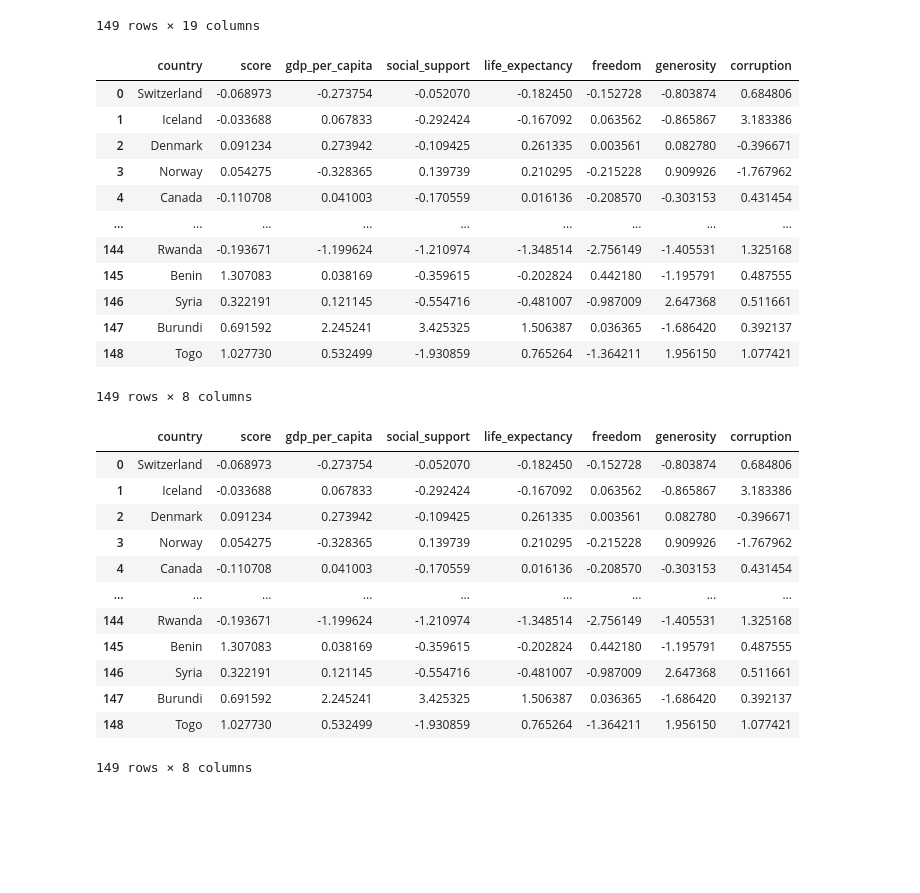
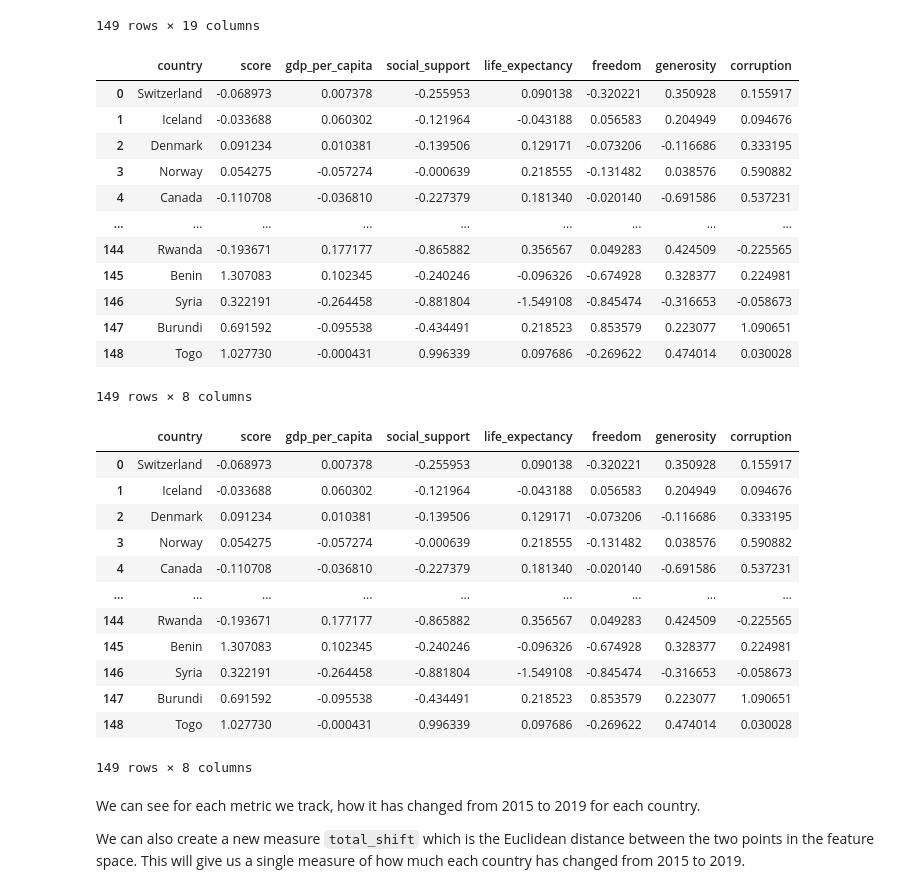
Before and after one commit to kaneeldias/country-happiness-scores, a Jupyter notebook: final.ipynb, the cells around one changed output. Cells and saved outputs as stored; diff of their text form; code cells hidden in the pictures; blank space fills up the shorter version.

```diff
--- a/final.ipynb
+++ b/final.ipynb
@@ -933,45 +1056,50 @@ combined_data
 # %%
 changes_df = pd.DataFrame(combined_data["country"])
 
 changes_df["score"] = combined_data["score_2019"] - combined_data["score_2015"]
-changes_df["gdp_per_capita"] = data_2019["gdp_per_capita"] - data_2015["gdp_per_capita"]
-changes_df["social_support"] = data_2019["social_support"] - data_2015["social_support"]
-changes_df["life_expectancy"] = data_2019["life_expectancy"] - data_2015["life_expectancy"]
-changes_df["freedom"] = data_2019["freedom"] - data_2015["freedom"]
-changes_df["generosity"] = data_2019["generosity"] - data_2015["generosity"]
-changes_df["corruption"] = data_2019["corruption"] - data_2015["corruption"]
+changes_df["gdp_per_capita"] = combined_data["gdp_per_capita_2019"] - combined_data["gdp_per_capita_2015"]
+changes_df["social_support"] = combined_data["social_support_2019"] - combined_data["social_support_2015"]
+changes_df["life_expectancy"] = combined_data["life_expectancy_2019"] - combined_data["life_expectancy_2015"]
+changes_df["freedom"] = combined_data["freedom_2019"] - combined_data["freedom_2015"]
+changes_df["generosity"] = combined_data["generosity_2019"] - combined_data["generosity_2015"]
+changes_df["corruption"] = combined_data["corruption_2019"] - combined_data["corruption_2015"]
 changes_df
 # %% [output]
 |  | country | score | gdp_per_capita | social_support | life_expectancy | freedom | generosity | corruption |
-| 0 | Switzerland | -0.068973 | -0.273754 | -0.052070 | -0.182450 | -0.152728 | -0.803874 | 0.684806 |
-| 1 | Iceland | -0.033688 | 0.067833 | -0.292424 | -0.167092 | 0.063562 | -0.865867 | 3.183386 |
-| 2 | Denmark | 0.091234 | 0.273942 | -0.109425 | 0.261335 | 0.003561 | 0.082780 | -0.396671 |
-| 3 | Norway | 0.054275 | -0.328365 | 0.139739 | 0.210295 | -0.215228 | 0.909926 | -1.767962 |
-| 4 | Canada | -0.110708 | 0.041003 | -0.170559 | 0.016136 | -0.208570 | -0.303153 | 0.431454 |
+| 0 | Switzerland | -0.068973 | 0.007378 | -0.255953 | 0.090138 | -0.320221 | 0.350928 | 0.155917 |
+| 1 | Iceland | -0.033688 | 0.060302 | -0.121964 | -0.043188 | 0.056583 | 0.204949 | 0.094676 |
+| 2 | Denmark | 0.091234 | 0.010381 | -0.139506 | 0.129171 | -0.073206 | -0.116686 | 0.333195 |
+| 3 | Norway | 0.054275 | -0.057274 | -0.000639 | 0.218555 | -0.131482 | 0.038576 | 0.590882 |
+| 4 | Canada | -0.110708 | -0.036810 | -0.227379 | 0.181340 | -0.020140 | -0.691586 | 0.537231 |
 | ... | ... | ... | ... | ... | ... | ... | ... | ... |
-| 144 | Rwanda | -0.193671 | -1.199624 | -1.210974 | -1.348514 | -2.756149 | -1.405531 | 1.325168 |
-| 145 | Benin | 1.307083 | 0.038169 | -0.359615 | -0.202824 | 0.442180 | -1.195791 | 0.487555 |
-| 146 | Syria | 0.322191 | 0.121145 | -0.554716 | -0.481007 | -0.987009 | 2.647368 | 0.511661 |
-| 147 | Burundi | 0.691592 | 2.245241 | 3.425325 | 1.506387 | 0.036365 | -1.686420 | 0.392137 |
-| 148 | Togo | 1.027730 | 0.532499 | -1.930859 | 0.765264 | -1.364211 | 1.956150 | 1.077421 |
+| 144 | Rwanda | -0.193671 | 0.177177 | -0.865882 | 0.356567 | 0.049283 | 0.424509 | -0.225565 |
+| 145 | Benin | 1.307083 | 0.102345 | -0.240246 | -0.096326 | -0.674928 | 0.328377 | 0.224981 |
+| 146 | Syria | 0.322191 | -0.264458 | -0.881804 | -1.549108 | -0.845474 | -0.316653 | -0.058673 |
+| 147 | Burundi | 0.691592 | -0.095538 | -0.434491 | 0.218523 | 0.853579 | 0.223077 | 1.090651 |
+| 148 | Togo | 1.027730 | -0.000431 | 0.996339 | 0.097686 | -0.269622 | 0.474014 | 0.030028 |
 149 rows × 8 columns
 # %%
 changes_df = changes_df.dropna()
 changes_df
 # %% [output]
 |  | country | score | gdp_per_capita | social_support | life_expectancy | freedom | generosity | corruption |
-| 0 | Switzerland | -0.068973 | -0.273754 | -0.052070 | -0.182450 | -0.152728 | -0.803874 | 0.684806 |
-| 1 | Iceland | -0.033688 | 0.067833 | -0.292424 | -0.167092 | 0.063562 | -0.865867 | 3.183386 |
-| 2 | Denmark | 0.091234 | 0.273942 | -0.109425 | 0.261335 | 0.003561 | 0.082780 | -0.396671 |
-| 3 | Norway | 0.054275 | -0.328365 | 0.139739 | 0.210295 | -0.215228 | 0.909926 | -1.767962 |
-| 4 | Canada | -0.110708 | 0.041003 | -0.170559 | 0.016136 | -0.208570 | -0.303153 | 0.431454 |
+| 0 | Switzerland | -0.068973 | 0.007378 | -0.255953 | 0.090138 | -0.320221 | 0.350928 | 0.155917 |
+| 1 | Iceland | -0.033688 | 0.060302 | -0.121964 | -0.043188 | 0.056583 | 0.204949 | 0.094676 |
+| 2 | Denmark | 0.091234 | 0.010381 | -0.139506 | 0.129171 | -0.073206 | -0.116686 | 0.333195 |
+| 3 | Norway | 0.054275 | -0.057274 | -0.000639 | 0.218555 | -0.131482 | 0.038576 | 0.590882 |
+| 4 | Canada | -0.110708 | -0.036810 | -0.227379 | 0.181340 | -0.020140 | -0.691586 | 0.537231 |
 | ... | ... | ... | ... | ... | ... | ... | ... | ... |
-| 144 | Rwanda | -0.193671 | -1.199624 | -1.210974 | -1.348514 | -2.756149 | -1.405531 | 1.325168 |
-| 145 | Benin | 1.307083 | 0.038169 | -0.359615 | -0.202824 | 0.442180 | -1.195791 | 0.487555 |
-| 146 | Syria | 0.322191 | 0.121145 | -0.554716 | -0.481007 | -0.987009 | 2.647368 | 0.511661 |
-| 147 | Burundi | 0.691592 | 2.245241 | 3.425325 | 1.506387 | 0.036365 | -1.686420 | 0.392137 |
-| 148 | Togo | 1.027730 | 0.532499 | -1.930859 | 0.765264 | -1.364211 | 1.956150 | 1.077421 |
+| 144 | Rwanda | -0.193671 | 0.177177 | -0.865882 | 0.356567 | 0.049283 | 0.424509 | -0.225565 |
+| 145 | Benin | 1.307083 | 0.102345 | -0.240246 | -0.096326 | -0.674928 | 0.328377 | 0.224981 |
+| 146 | Syria | 0.322191 | -0.264458 | -0.881804 | -1.549108 | -0.845474 | -0.316653 | -0.058673 |
+| 147 | Burundi | 0.691592 | -0.095538 | -0.434491 | 0.218523 | 0.853579 | 0.223077 | 1.090651 |
+| 148 | Togo | 1.027730 | -0.000431 | 0.996339 | 0.097686 | -0.269622 | 0.474014 | 0.030028 |
 149 rows × 8 columns
+# %% [markdown]
+We can see for each metric we track, how it has changed from 2015 to 2019 for each country.
+
+
+We can also create a new measure `total_shift` which is the Euclidean distance between the two points in the feature space. This will give us a single measure of how much each country has changed from 2015 to 2019.
 # %%
 total_shift = pd.DataFrame(data=changes_df["country"])
 total_shift["total_shift"] = (changes_df["score"] ** 2 + changes_df["gdp_per_capita"] ** 2 + changes_df["social_support"] ** 2 + changes_df["life_expectancy"] ** 2 + changes_df["freedom"] ** 2 + changes_df["generosity"] ** 2 + changes_df["corruption"] ** 2) ** 0.5
```
Also changed, not shown: parts of 60 cells of this notebook, 11 other files.
